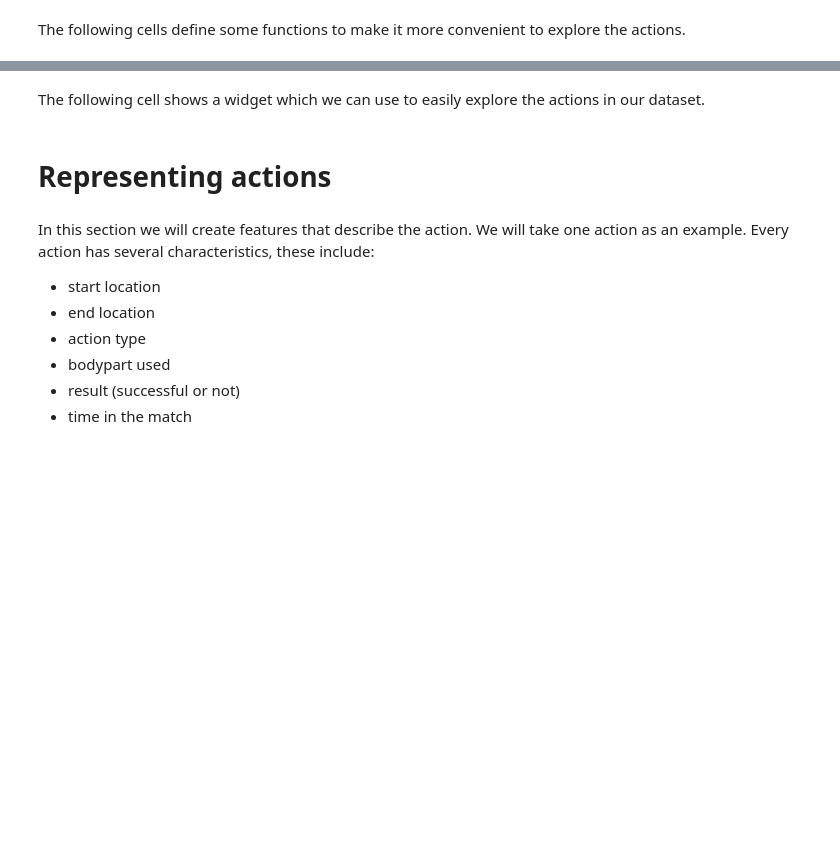
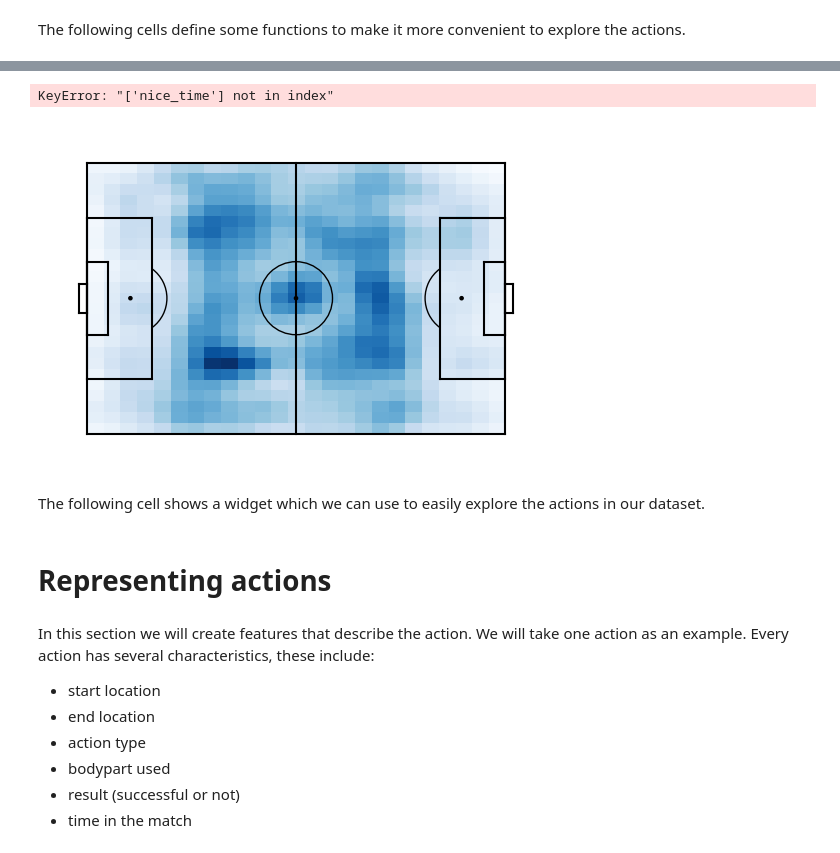
Before and after one commit to IndraTheZeus/Data_Analytics_Lab, a Jupyter notebook: tutorial2_generate_features.ipynb, the cells around one changed output, grey strips where cells are left out. Drawn from its saved outputs; the diff is of its cells as text; code cells hidden in the pictures; blank space fills up the shorter version.

```diff
--- a/tutorial2_generate_features.ipynb
+++ b/tutorial2_generate_features.ipynb
@@ -180,14 +192,16 @@ def plot_actions_from_action_name(df_actions, action_name):
     df_actions_to_plot = df_actions[action_id-3: action_id+3]
     plot_actions(df_actions_to_plot)
 # %%
+df_actions = global_df_actions
 shot_in_next_10_actions = []
 # Iterate through each row in the DataFrame
 for index, row in df_actions.iterrows():
     # Get the current action ID
     current_action = row['action_id']
+    game_id = row['game_id']
 
     # Check if there is a shot in the next 10 actions
-    shot_next_10_act = any((df_actions['action_id'] > current_action) & (df_actions['action_id'] <= current_action + 10) & (df_actions['type_name'] == 'shot'))
+    shot_next_10_act = any((df_actions['action_id'] > current_action) & (df_actions['action_id'] <= current_action + 10) & (df_actions['type_name'] == 'shot') & (df_actions['game_id'] == game_id))
 
     # Append the result to the list
     shot_in_next_10_actions.append(shot_next_10_act)
@@ -196,0 +227,18 @@ df_actions['shot_in_next_10_actions'] = shot_in_next_10_actions
+# %%
+import matplotlib.pyplot as plt
+import scipy
+
+def plot_starting_position_heatmap(df_actions_to_plot):
+    # Extract the starting positions
+    start_positions = df_actions_to_plot[['start_x', 'start_y']]
+    hm = matplotsoccer.count(start_positions['start_x'],start_positions['start_y'],n=25,m=25) # Construct a 25x25 heatmap from x,y-coordinates
+    hm = scipy.ndimage.gaussian_filter(hm,1) # blur the heatmap
+    matplotsoccer.heatmap(hm) # plot the heatmap
+# %%
+plot_actions(df_actions[df_actions['shot_in_next_10_actions']])
+# %% [output]
+KeyError: "['nice_time'] not in index"
+# %%
+plot_starting_position_heatmap(df_actions[(df_actions['shot_in_next_10_actions']) & (df_actions['type_name'] == 'pass')])
+# %% [output]
+[figure, added]
```
Also changed, not shown: parts of 4 cells of this notebook.
